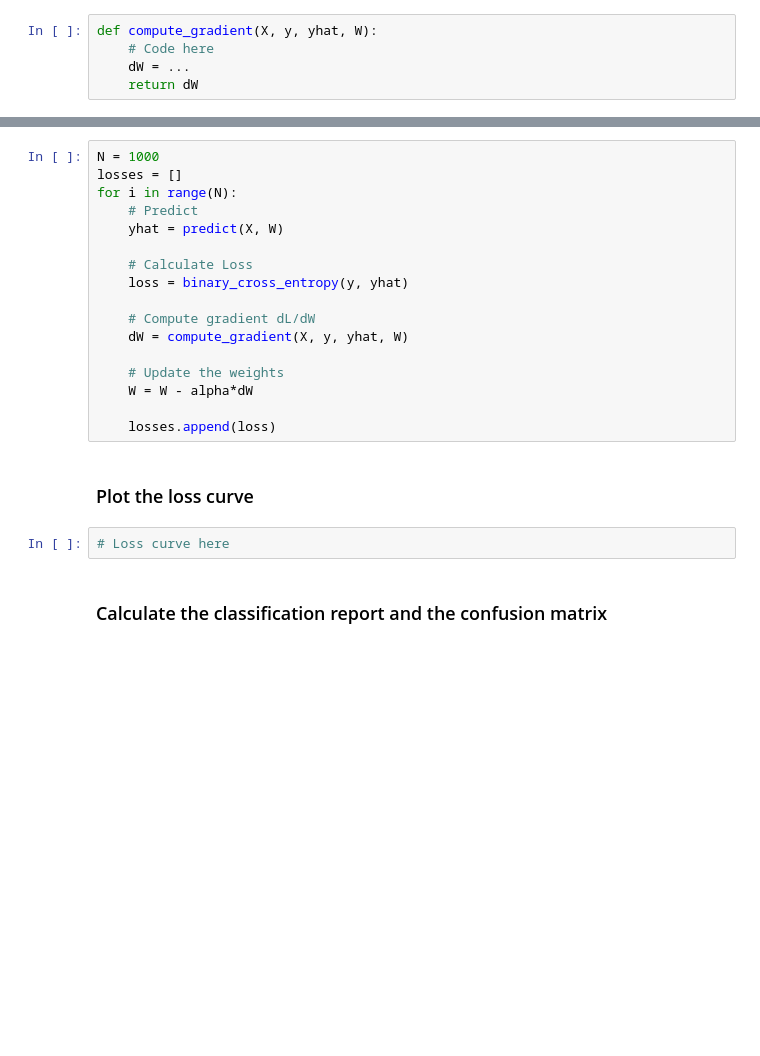
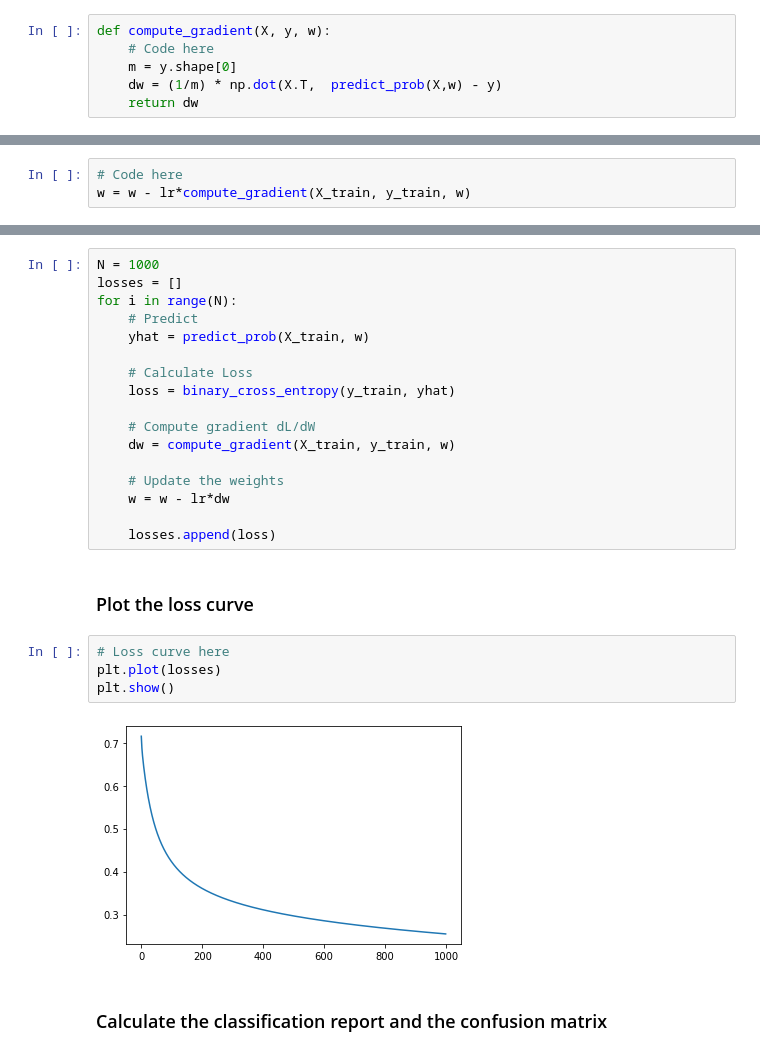
Before and after one commit to araul3927/ML_Intern, a Jupyter notebook: regression-assignment/Logistic Regression.ipynb, the cells around one changed output, grey strips where cells are left out. Saved outputs shown, nothing was run; the diff lists cells and outputs as text; blank space fills up the shorter version.

```diff
--- a/regression-assignment/Logistic Regression.ipynb
+++ b/regression-assignment/Logistic Regression.ipynb
@@ -59,10 +137,11 @@ print(loss)
 # %% [markdown]
 ### Calculate gradient
 For practice, you can try to derive the gradient using pen and paper
-# %%
-def compute_gradient(X, y, yhat, W):
-    # Code here
-    dW = ...
-    return dW
+# %%
+def compute_gradient(X, y, w):
+    # Code here
+    m = y.shape[0]
+    dw = (1/m) * np.dot(X.T,  predict_prob(X,w) - y)
+    return dw
 # %% [markdown]
 ### Update Weights
@@ -72,3 +148,6 @@ W = W - alpha*compute_gradient(X, y, W)
+# %%
+# Code here
+w = w - lr*compute_gradient(X_train, y_train, w)
 # %% [markdown]
 ### Repeat for N- Iterations
 # %%
@@ -76,22 +155,26 @@ N = 1000
 losses = []
 for i in range(N):
     # Predict
-    yhat = predict(X, W)
+    yhat = predict_prob(X_train, w)
 
     # Calculate Loss
-    loss = binary_cross_entropy(y, yhat)
+    loss = binary_cross_entropy(y_train, yhat)
 
     # Compute gradient dL/dW
-    dW = compute_gradient(X, y, yhat, W)
+    dw = compute_gradient(X_train, y_train, w)
 
     # Update the weights
-    W = W - alpha*dW
+    w = w - lr*dw
 
     losses.append(loss)
 # %% [markdown]
 ### Plot the loss curve
 # %%
 # Loss curve here
+plt.plot(losses)
+plt.show()
+# %% [output]
+[figure, added]
 # %% [markdown]
 ### Calculate the classification report and the confusion matrix
 # %%
```
Also changed, not shown: parts of 25 cells of this notebook, 1 other file.
